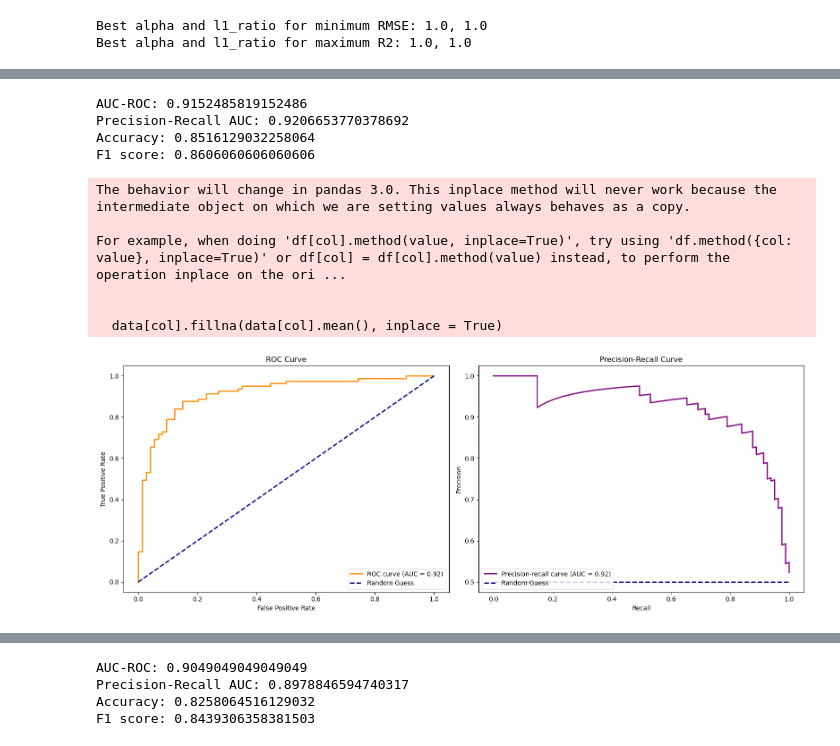
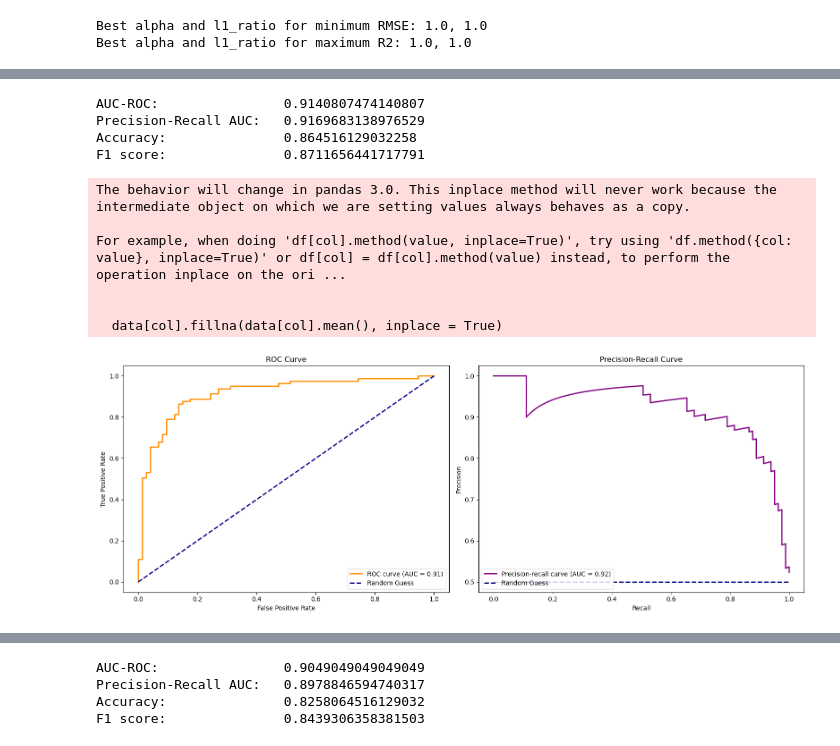
Before and after one commit to nguyenntkn/BINF-5507-Assignment-2, a Jupyter notebook: Script/main.ipynb, the cells around one changed output, grey strips where cells are left out. Saved outputs shown, nothing was run; the diff lists cells and outputs as text; code cells hidden in the pictures.

```diff
--- a/Script/main.ipynb
+++ b/Script/main.ipynb
@@ -233,10 +251,12 @@ x_train, x_test, y_train, y_test = train_test_split(features, target, train_size
 
 # ====================== 3. Logistic Regression Model ==========================
 # Make logistic regression model
-logistic_model = LogisticRegression(C = 0.05, random_state=42)  # C (inverse regularization) controls the strength of regularization
-                                                                # Larger C => stronger penalty => encourages simpler model and prevent overfitting
+logistic_model = LogisticRegression(penalty = 'l2',
+                                    solver = 'liblinear',
+                                    C = 0.03, random_state=42)  # C (inverse regularization) controls the strength of regularization
+                                                                # Larger C => less regularization => keep the complexity of the model
+                                                                # Smaller C => stronger penalty => encourages simpler model and prevent overfitting
                                                                 # but may lead to underfitting
-                                                                # Smaller C => less regularization => keep the complexity of the model
 logistic_model.fit(x_train, y_train)
 
 # Predict the propability of each classification
@@ -259,44 +279,44 @@ accuracy_log = accuracy_score(y_test_binary, y_predict_binary)
 f1 = f1_score(y_test_binary, y_predict_binary)
 
 # Print results
-print(f"AUC-ROC: {roc_auc}")
-print(f"Precision-Recall AUC: {average_precision}")
-print(f"Accuracy: {accuracy_log}")
-print(f"F1 score: {f1}")
+print(f"AUC-ROC:                {roc_auc}")
+print(f"Precision-Recall AUC:   {average_precision}")
+print(f"Accuracy:               {accuracy_log}")
+print(f"F1 score:               {f1}")
 
 
 # ============================= 4. Visualization ===============================
 fig, axs = plt.subplots(1,2,figsize=(16,6))
 
 # Make ROC plot
 axs[0].plot(fpr, tpr, color='darkorange', lw=2, label='ROC curve (AUC = %0.2f)' % roc_auc)
 axs[0].plot([0, 1], [0, 1], color='navy', lw=2, linestyle='--', label='Random Guess')
 axs[0].set_xlabel('False Positive Rate')
 axs[0].set_ylabel('True Positive Rate')
 axs[0].set_title('ROC Curve')
 axs[0].legend(loc='lower right')
 
 # Make precision-recall plot
 axs[1].plot(recall, precision, color='purple', lw=2, label='Precision-recall curve (AUC = %0.2f)' % average_precision)
 axs[1].plot([0, 1], [0.5, 0.5], color='navy', lw=2, linestyle='--', label='Random Guess')
 axs[1].set_xlabel('Recall')
 axs[1].set_ylabel('Precision')
 axs[1].set_title('Precision-Recall Curve')
 axs[1].legend(loc='lower left')
 
 # Print plot
 plt.tight_layout()
 plt.show()
 # %% [output]
-AUC-ROC: 0.9152485819152486
-Precision-Recall AUC: 0.9206653770378692
-Accuracy: 0.8516129032258064
-F1 score: 0.8606060606060606
+AUC-ROC:                0.9140807474140807
+Precision-Recall AUC:   0.9169683138976529
+Accuracy:               0.864516129032258
+F1 score:               0.8711656441717791
 The behavior will change in pandas 3.0. This inplace method will never work because the intermediate object on which we are setting values always behaves as a copy.
 
 For example, when doing 'df[col].method(value, inplace=True)', try using 'df.method({col: value}, inplace=True)' or df[col] = df[col].method(value) instead, to perform the operation inplace on the ori ...
 
 
   data[col].fillna(data[col].mean(), inplace = True)
-[figure, old version]
+[figure, new version]
 # %% [markdown]
```
Also changed, not shown: parts of 4 cells of this notebook, 5 other files.
